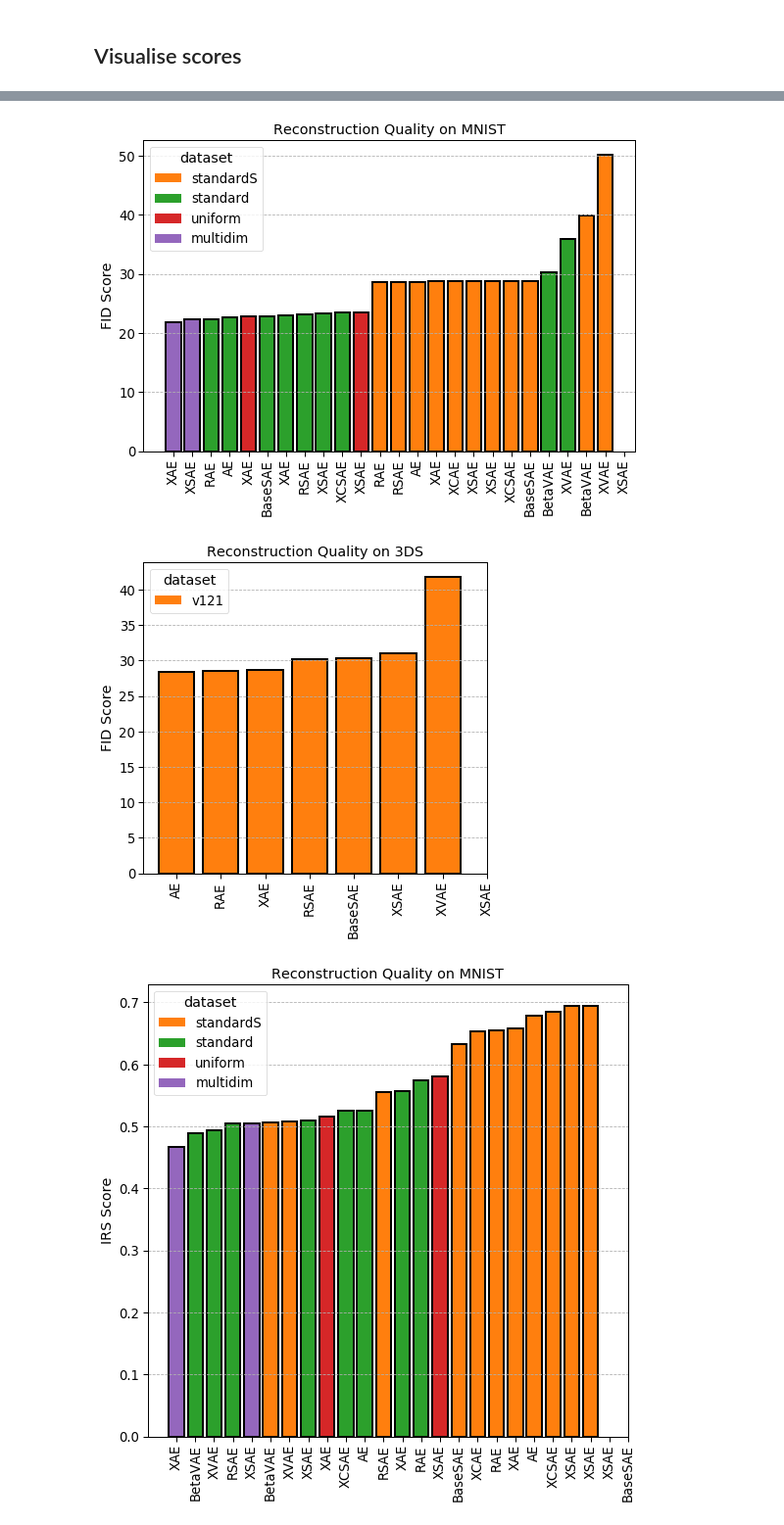
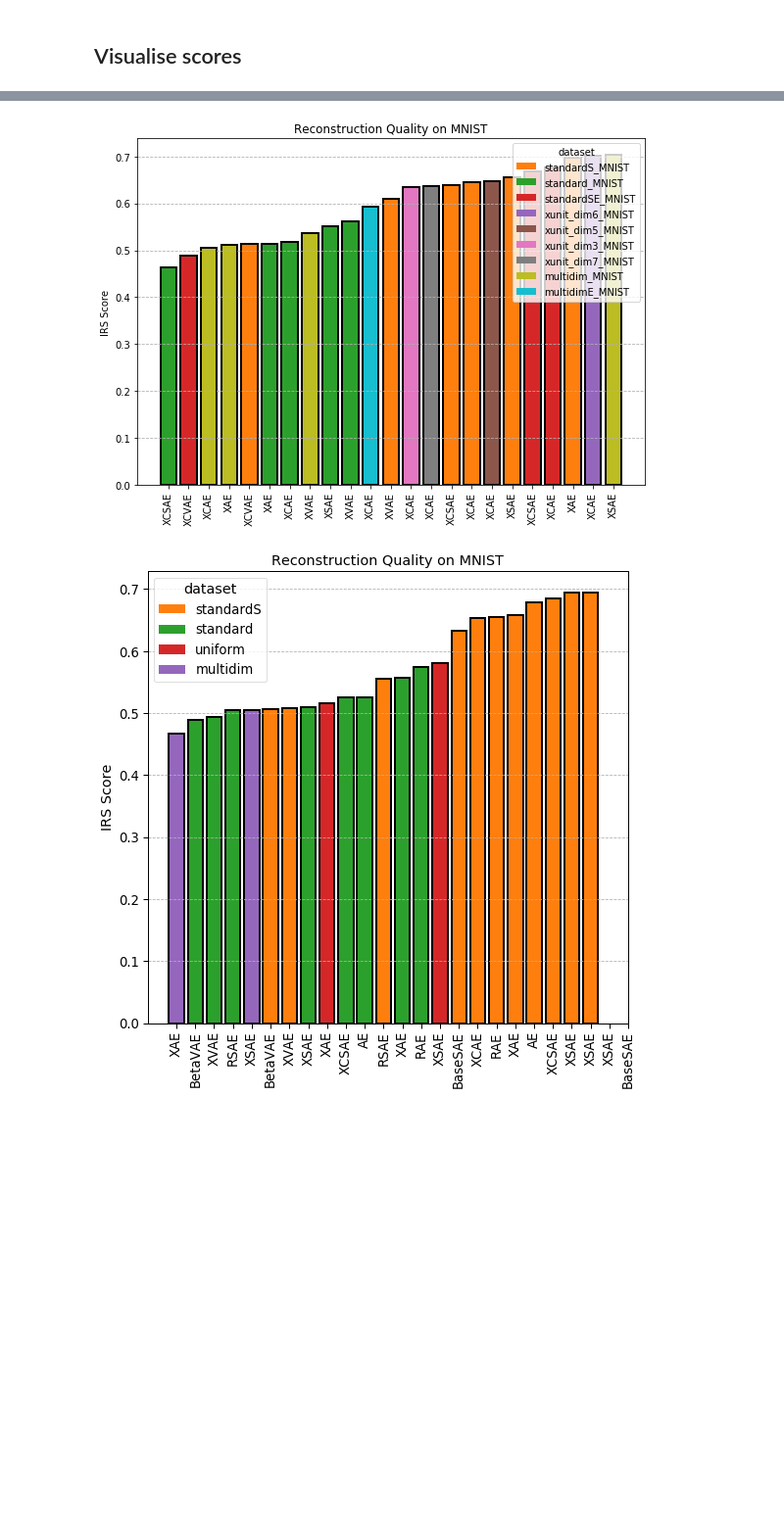
Before and after one commit to GiuliaLanzillotta/CausalAE, a Jupyter notebook: visualisations/Scoring.ipynb, the cells around one changed output, grey strips where cells are left out. Shown at 98% size. Drawn from its saved outputs; the diff is of its cells as text; code cells hidden in the pictures; blank space fills up the shorter version.

Commit message:
plots plots plots

```diff
--- a/visualisations/Scoring.ipynb
+++ b/visualisations/Scoring.ipynb
@@ -230,11 +254,10 @@ def plot_metrics(dataframe, metric_name, **kwargs):
     plt.grid(linestyle='--',axis='y')
     plt.tight_layout()
 # %%
-fig = plot_metrics(full_df, metric_name="FID", key="dataset",value="MNIST", group_key="model_version",figsize=(8,6))
-fig = plot_metrics(full_df, metric_name="FID", key="dataset",value="3DS", group_key="model_version",figsize=(6,6))
+fig = plot_metrics(full_df, metric_name="IRS", key="dataset",value="MNIST", group_key="model_version",figsize=(8,6))
+#fig = plot_metrics(full_df, metric_name="FID", key="dataset",value="3DS", group_key="model_version",figsize=(6,6))
 # %% [output]
-[figure, old version]
+[figure, new version]
-[figure, removed]
 # %%
 fig = plot_metrics(full_df, metric_name="IRS", key="dataset",value="MNIST", group_key="model_version",figsize=(8,8))
 fig = plot_metrics(full_df, metric_name="IRS", key="dataset",value="3DS", group_key="model_name",figsize=(6,6))
```
Also changed, not shown: parts of 7 cells of this notebook, 18 other files.
